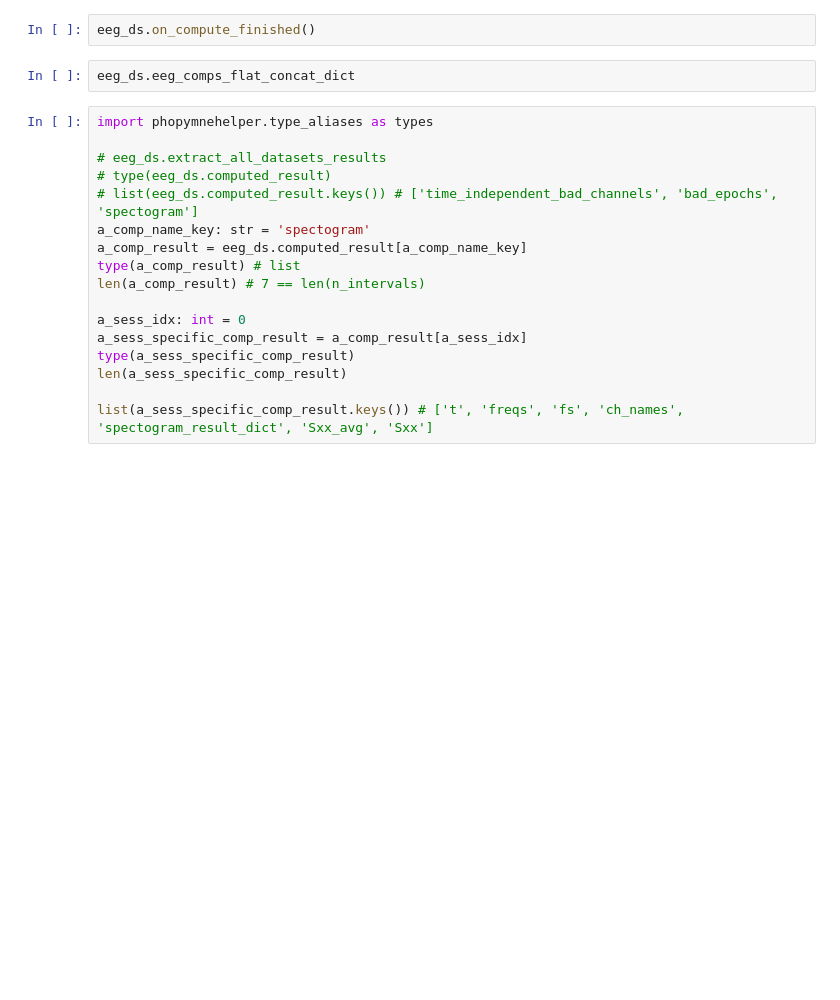
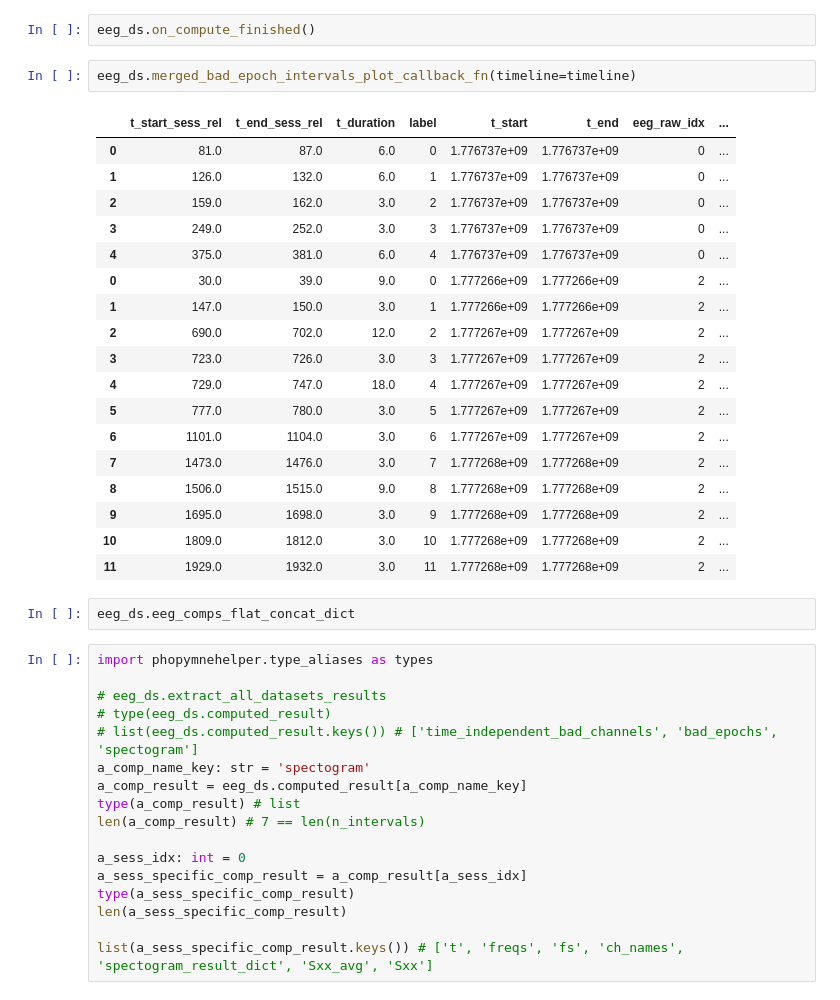
Before and after one commit to PhoPersonalOrg/pyPhoTimeline, a Jupyter notebook: testing_notebook.ipynb, the cells around one changed output. Cells and saved outputs as stored; diff of their text form; blank space fills up the shorter version.

```diff
--- a/testing_notebook.ipynb
+++ b/testing_notebook.ipynb
@@ -455,5 +478,26 @@ eeg_ds.compute()
 # %%
 eeg_ds.on_compute_finished()
+# %%
+eeg_ds.merged_bad_epoch_intervals_plot_callback_fn(timeline=timeline)
+# %% [output]
+|  | t_start_sess_rel | t_end_sess_rel | t_duration | label | t_start | t_end | eeg_raw_idx | ... |
+| 0 | 81.0 | 87.0 | 6.0 | 0 | 1.776737e+09 | 1.776737e+09 | 0 | ... |
+| 1 | 126.0 | 132.0 | 6.0 | 1 | 1.776737e+09 | 1.776737e+09 | 0 | ... |
+| 2 | 159.0 | 162.0 | 3.0 | 2 | 1.776737e+09 | 1.776737e+09 | 0 | ... |
+| 3 | 249.0 | 252.0 | 3.0 | 3 | 1.776737e+09 | 1.776737e+09 | 0 | ... |
+| 4 | 375.0 | 381.0 | 6.0 | 4 | 1.776737e+09 | 1.776737e+09 | 0 | ... |
+| 0 | 30.0 | 39.0 | 9.0 | 0 | 1.777266e+09 | 1.777266e+09 | 2 | ... |
+| 1 | 147.0 | 150.0 | 3.0 | 1 | 1.777266e+09 | 1.777266e+09 | 2 | ... |
+| 2 | 690.0 | 702.0 | 12.0 | 2 | 1.777267e+09 | 1.777267e+09 | 2 | ... |
+| 3 | 723.0 | 726.0 | 3.0 | 3 | 1.777267e+09 | 1.777267e+09 | 2 | ... |
+| 4 | 729.0 | 747.0 | 18.0 | 4 | 1.777267e+09 | 1.777267e+09 | 2 | ... |
+| 5 | 777.0 | 780.0 | 3.0 | 5 | 1.777267e+09 | 1.777267e+09 | 2 | ... |
+| 6 | 1101.0 | 1104.0 | 3.0 | 6 | 1.777267e+09 | 1.777267e+09 | 2 | ... |
+| 7 | 1473.0 | 1476.0 | 3.0 | 7 | 1.777268e+09 | 1.777268e+09 | 2 | ... |
+| 8 | 1506.0 | 1515.0 | 9.0 | 8 | 1.777268e+09 | 1.777268e+09 | 2 | ... |
+| 9 | 1695.0 | 1698.0 | 3.0 | 9 | 1.777268e+09 | 1.777268e+09 | 2 | ... |
+| 10 | 1809.0 | 1812.0 | 3.0 | 10 | 1.777268e+09 | 1.777268e+09 | 2 | ... |
+| 11 | 1929.0 | 1932.0 | 3.0 | 11 | 1.777268e+09 | 1.777268e+09 | 2 | ... |
 # %%
 eeg_ds.eeg_comps_flat_concat_dict
 # %%
```
Also changed, not shown: parts of 10 cells of this notebook, 2 other files.
